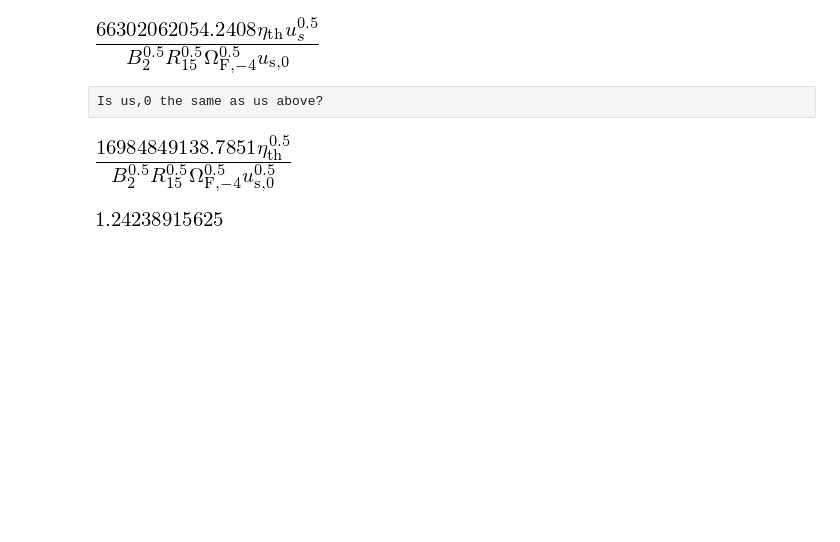
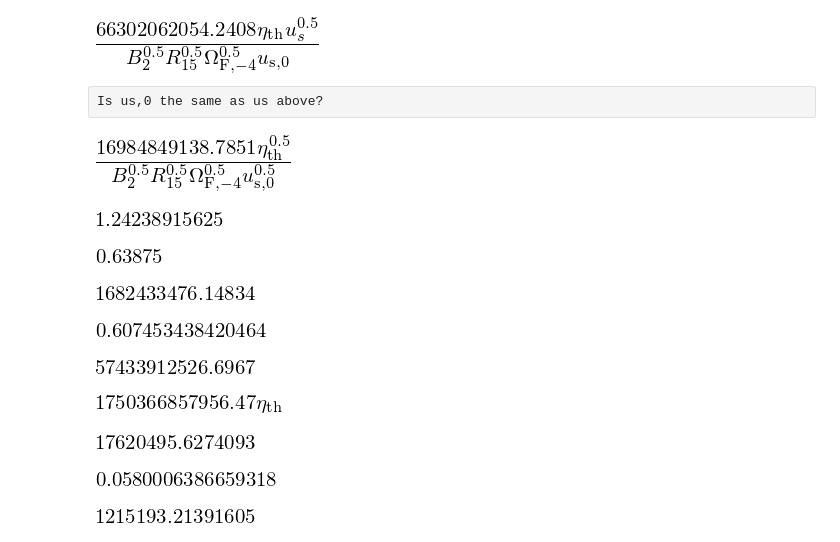
Before and after one commit to pseudotensor/harm_pythontools, a Jupyter notebook: Cascade.ipynb, the cells around one changed output. Drawn from its saved outputs; the diff is of its cells as text; code cells hidden in the pictures; blank space fills up the shorter version.

```diff
--- a/Cascade.ipynb
+++ b/Cascade.ipynb
@@ -101,3 +101,45 @@ E = (h*nu/meV).subs(subs)
 E
 # %% [output]
 [figure]
+# %%
+eV = 1/(511.e3)
+meV = 1e-3*eV
+2/(1.2*meV)
+2/1.6e9/meV
+# %% [output]
+[figure, added]
+# %%
+subsM87=[(R,9.782666667e+14*cm),(OmegaF,1.533324247e-05/s),(c,3e10*cm/s),(e,4.8032068e-10),
+      (sigmaT,0.66524574e-24),(B,1e2),(me,9.1093897e-28),
+      (rs,rs16*1e16*cm),(D,D26*1e26*cm),
+      (cm,1),(s,1),(meV,1.6e-15),(h,6.6260755e-27),(us,0.009565433323),(us0,0.009565433323)]
+gammamaxICM87=gammamaxIC.subs(subsM87)
+gammamaxICM87
+# %% [output]
+[figure, added]
+# %%
+(2/gammamaxICM87)/meV
+# %% [output]
+[figure, added]
+# %%
+ellIC.subs(subsM87)
+# %% [output]
+[figure, added]
+# %%
+ellgg.subs(subsM87)
+# %% [output]
+[figure, added]
+# %%
+gammaggM87=(gammamaxICM87/(2*1*meV))**0.5*(1.7e12/1e16)**(0.5/1.2)
+gammaggM87
+# %% [output]
+[figure, added]
+# %%
+2/gammaggM87/eV
+# %% [output]
+[figure, added]
+# %%
+gammaggM87a=(gammamaxICM87)*(1.7e12/1e16)**(1./1.2)
+gammaggM87a
+# %% [output]
+[figure, added]
```
Also changed, not shown: 1 other file.
